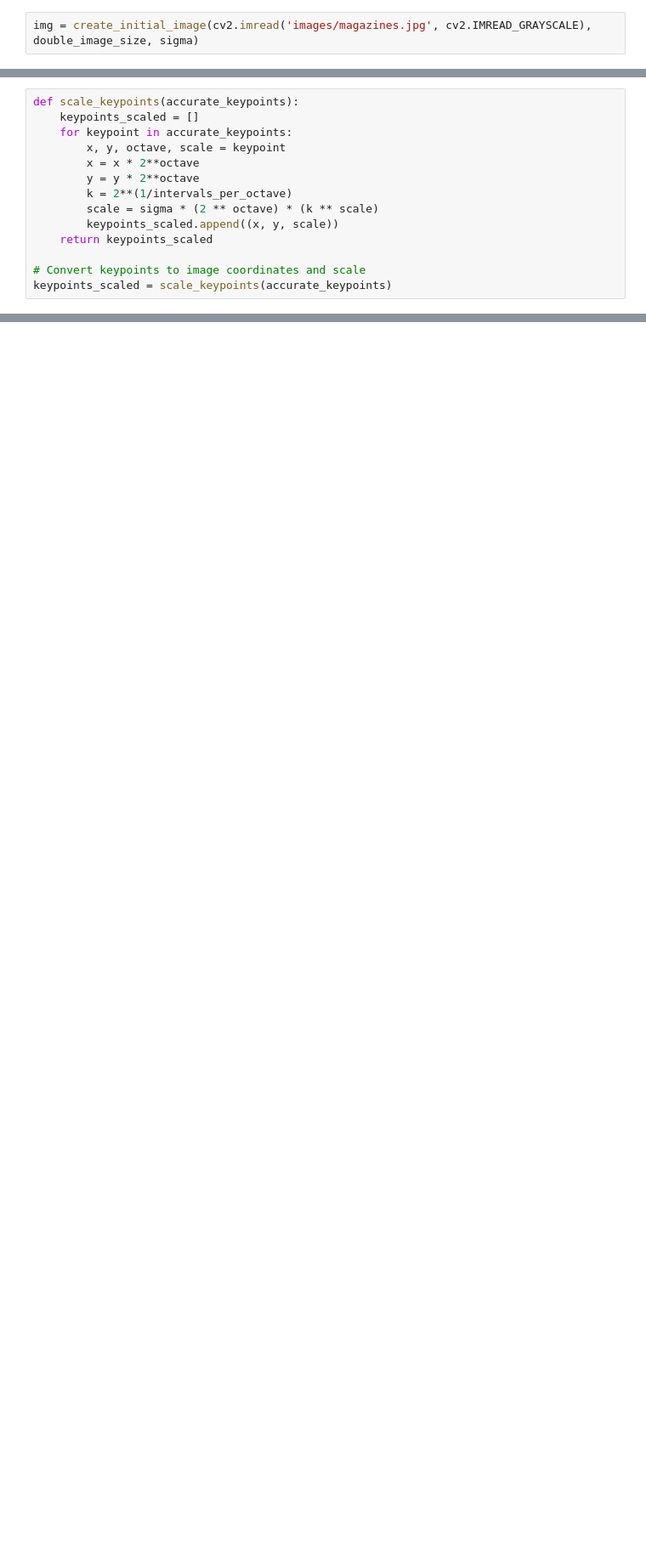
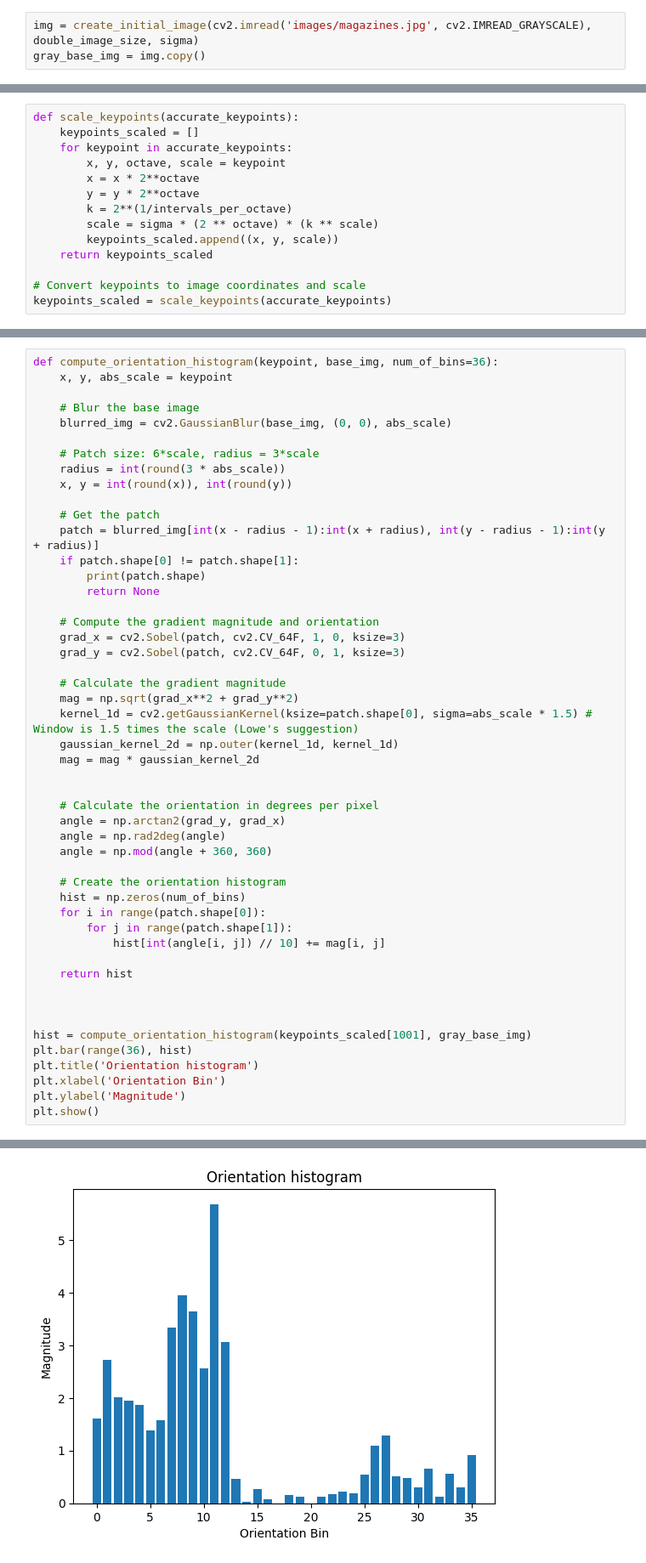
Before and after one commit to Meesdeboer/SIFT-from-scratch, a Jupyter notebook: SIFT.ipynb, the cells around one changed output, grey strips where cells are left out. Shown at 85% size. Saved outputs shown, nothing was run; the diff lists cells and outputs as text; blank space fills up the shorter version.

Commit message:
Orientations

```diff
--- a/SIFT.ipynb
+++ b/SIFT.ipynb
@@ -45,6 +45,7 @@ def create_initial_image(img, double_image_size, sigma):
     return img
 # %%
 img = create_initial_image(cv2.imread('images/magazines.jpg', cv2.IMREAD_GRAYSCALE), double_image_size, sigma)
+gray_base_img = img.copy()
 # %%
 def build_gaussian_pyramid(base_img, num_of_octaves, num_of_layers_in_octave, sigma):
     sig = [0] * (num_of_layers_in_octave + 3)
@@ -340,0 +342,50 @@ plt.show()
+# %%
+def compute_orientation_histogram(keypoint, base_img, num_of_bins=36):
+    x, y, abs_scale = keypoint
+
+    # Blur the base image
+    blurred_img = cv2.GaussianBlur(base_img, (0, 0), abs_scale)
+
+    # Patch size: 6*scale, radius = 3*scale
+    radius = int(round(3 * abs_scale))
+    x, y = int(round(x)), int(round(y))
+
+    # Get the patch
+    patch = blurred_img[int(x - radius - 1):int(x + radius), int(y - radius - 1):int(y + radius)]
+    if patch.shape[0] != patch.shape[1]:
+        print(patch.shape)
+        return None
+
+    # Compute the gradient magnitude and orientation
+    grad_x = cv2.Sobel(patch, cv2.CV_64F, 1, 0, ksize=3)
+    grad_y = cv2.Sobel(patch, cv2.CV_64F, 0, 1, ksize=3)
+
+    # Calculate the gradient magnitude
+    mag = np.sqrt(grad_x**2 + grad_y**2)
+    kernel_1d = cv2.getGaussianKernel(ksize=patch.shape[0], sigma=abs_scale * 1.5) # Window is 1.5 times the scale (Lowe's suggestion)
+    gaussian_kernel_2d = np.outer(kernel_1d, kernel_1d)
+    mag = mag * gaussian_kernel_2d
+
+
+    # Calculate the orientation in degrees per pixel
+    angle = np.arctan2(grad_y, grad_x)
+    angle = np.rad2deg(angle)
+    angle = np.mod(angle + 360, 360)
+
+    # Create the orientation histogram
+    hist = np.zeros(num_of_bins)
+    for i in range(patch.shape[0]):
+        for j in range(patch.shape[1]):
+            hist[int(angle[i, j]) // 10] += mag[i, j]
+
+    return hist
+
+
+
+hist = compute_orientation_histogram(keypoints_scaled[1001], gray_base_img)
+plt.bar(range(36), hist)
+plt.title('Orientation histogram')
+plt.xlabel('Orientation Bin')
+plt.ylabel('Magnitude')
+plt.show()
+# %% [output]
@@ -340,0 +394 @@ plt.show()
+[figure, added]
```
Also changed, not shown: parts of 4 cells of this notebook, 1 other file.
